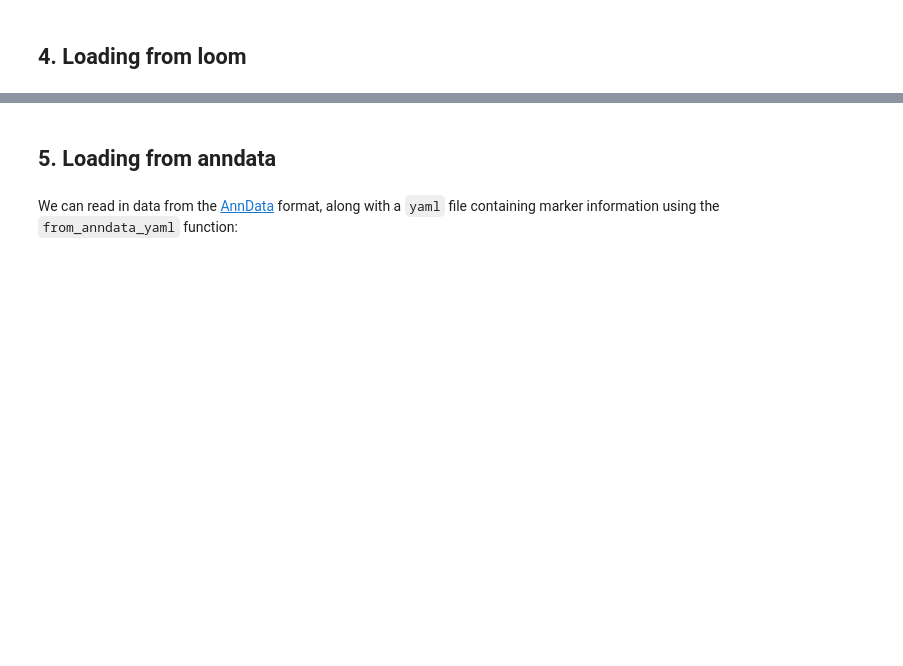
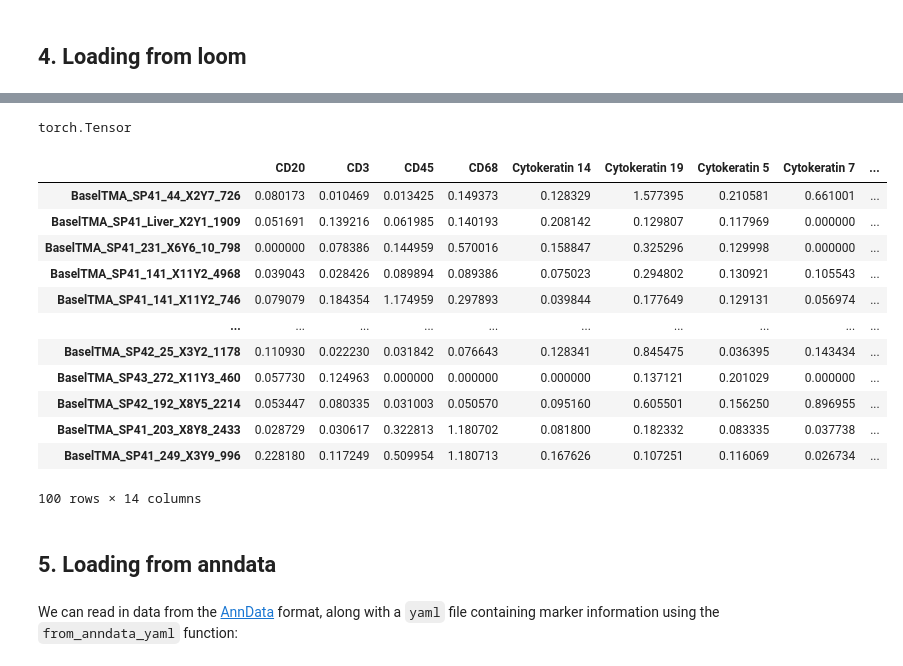
Before and after one commit to camlab-bioml/astir, a Jupyter notebook: docs/tutorials/notebooks/data_loading.ipynb, the cells around one changed output, grey strips where cells are left out. Cells and saved outputs as stored; diff of their text form; code cells hidden in the pictures; blank space fills up the shorter version.

```diff
--- a/docs/tutorials/notebooks/data_loading.ipynb
+++ b/docs/tutorials/notebooks/data_loading.ipynb
@@ -68,3 +200,23 @@ a = ast.Astir(input_expr=(type_scd, state_scd))
+# %%
+type(a_loom.get_type_dataset().get_exprs())
+# %% [output]
+torch.Tensor
+# %%
+a_loom.get_type_dataset().get_exprs_df()
+# %% [output]
+|  | CD20 | CD3 | CD45 | CD68 | Cytokeratin 14 | Cytokeratin 19 | Cytokeratin 5 | Cytokeratin 7 | ... |
+| BaselTMA_SP41_44_X2Y7_726 | 0.080173 | 0.010469 | 0.013425 | 0.149373 | 0.128329 | 1.577395 | 0.210581 | 0.661001 | ... |
+| BaselTMA_SP41_Liver_X2Y1_1909 | 0.051691 | 0.139216 | 0.061985 | 0.140193 | 0.208142 | 0.129807 | 0.117969 | 0.000000 | ... |
+| BaselTMA_SP41_231_X6Y6_10_798 | 0.000000 | 0.078386 | 0.144959 | 0.570016 | 0.158847 | 0.325296 | 0.129998 | 0.000000 | ... |
+| BaselTMA_SP41_141_X11Y2_4968 | 0.039043 | 0.028426 | 0.089894 | 0.089386 | 0.075023 | 0.294802 | 0.130921 | 0.105543 | ... |
+| BaselTMA_SP41_141_X11Y2_746 | 0.079079 | 0.184354 | 1.174959 | 0.297893 | 0.039844 | 0.177649 | 0.129131 | 0.056974 | ... |
+| ... | ... | ... | ... | ... | ... | ... | ... | ... | ... |
+| BaselTMA_SP42_25_X3Y2_1178 | 0.110930 | 0.022230 | 0.031842 | 0.076643 | 0.128341 | 0.845475 | 0.036395 | 0.143434 | ... |
+| BaselTMA_SP43_272_X11Y3_460 | 0.057730 | 0.124963 | 0.000000 | 0.000000 | 0.000000 | 0.137121 | 0.201029 | 0.000000 | ... |
+| BaselTMA_SP42_192_X8Y5_2214 | 0.053447 | 0.080335 | 0.031003 | 0.050570 | 0.095160 | 0.605501 | 0.156250 | 0.896955 | ... |
+| BaselTMA_SP41_203_X8Y8_2433 | 0.028729 | 0.030617 | 0.322813 | 1.180702 | 0.081800 | 0.182332 | 0.083335 | 0.037738 | ... |
+| BaselTMA_SP41_249_X3Y9_996 | 0.228180 | 0.117249 | 0.509954 | 1.180713 | 0.167626 | 0.107251 | 0.116069 | 0.026734 | ... |
+100 rows × 14 columns
 # %% [markdown]
 ## 5. Loading from anndata
 # %% [markdown]
```
Also changed, not shown: parts of 23 cells of this notebook.
